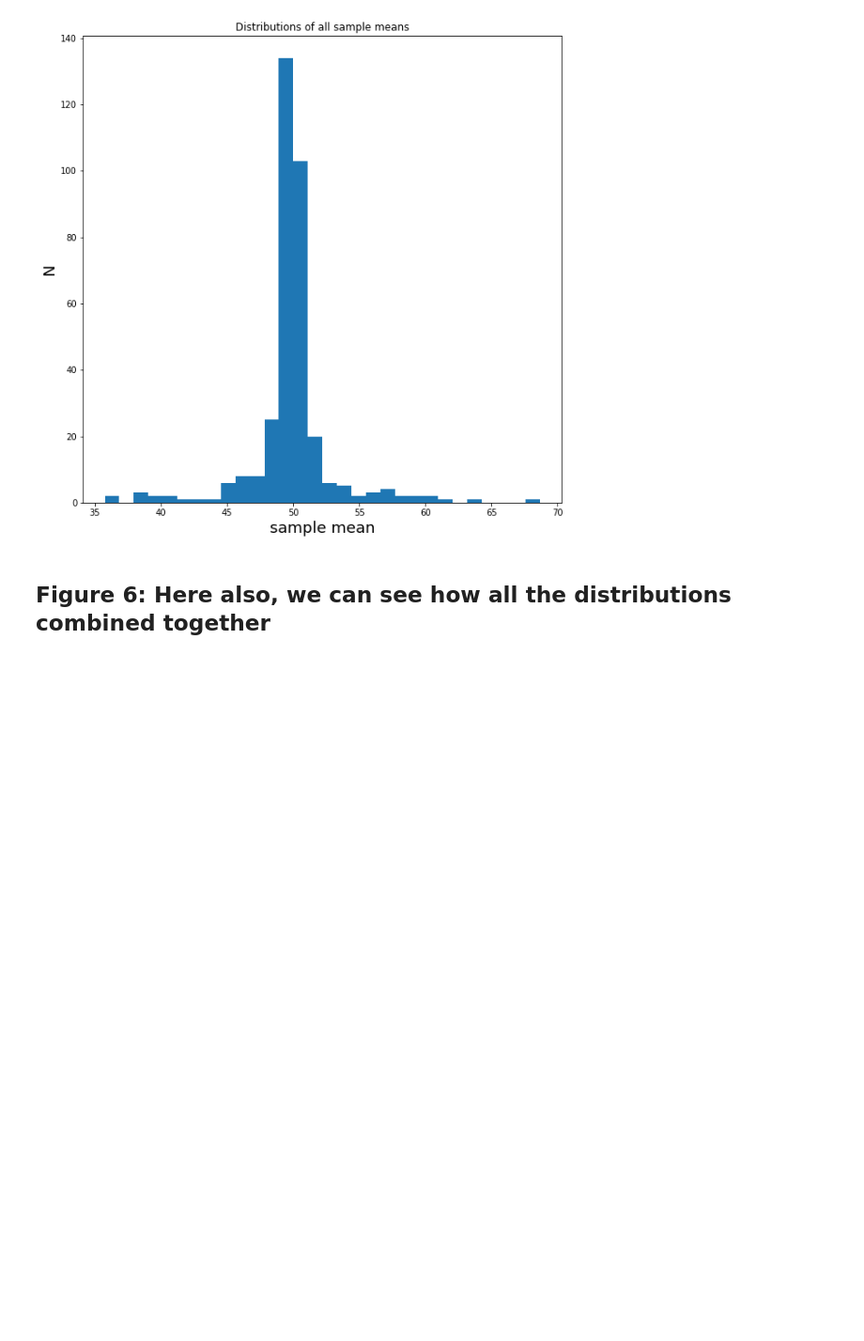
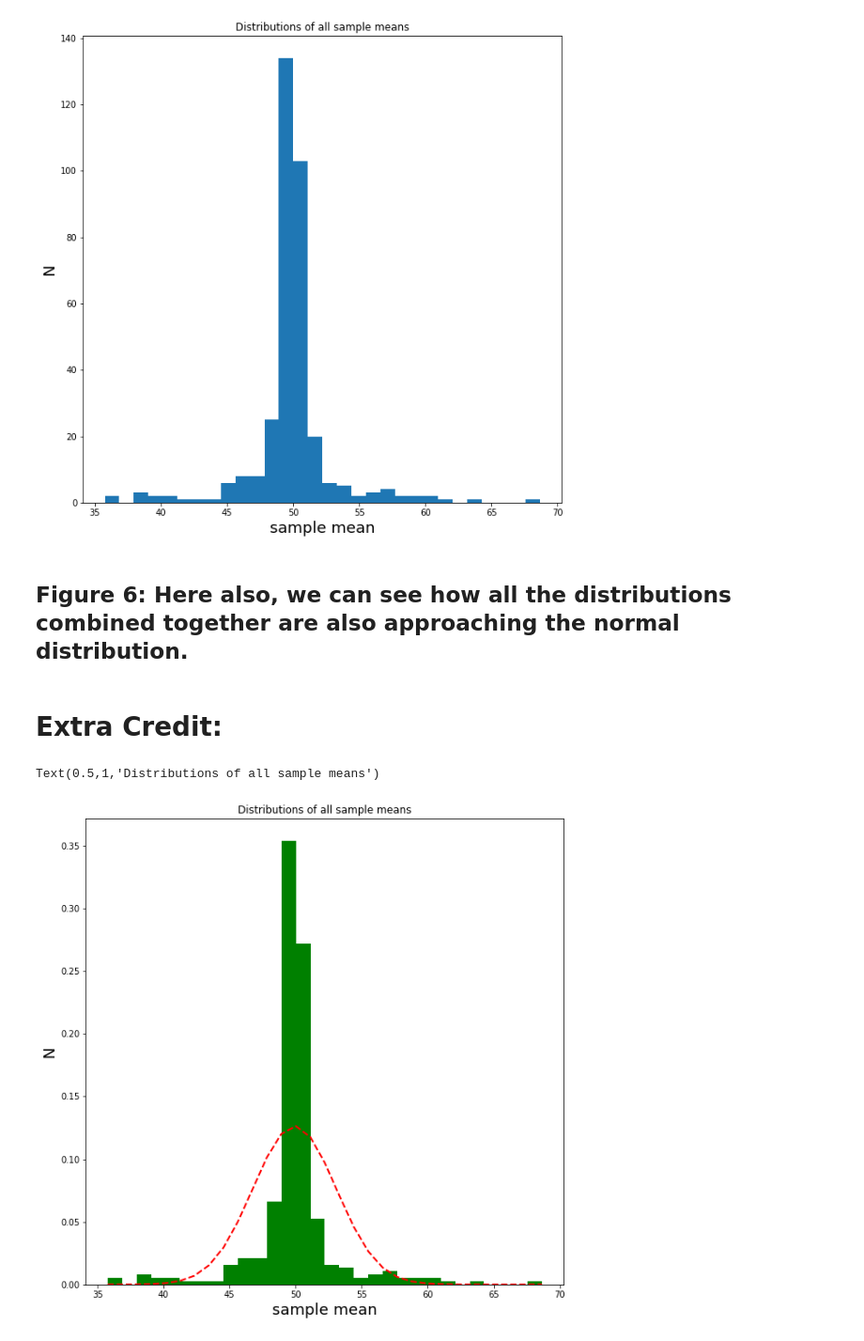
Before and after one commit to SohamMody/PUI2018_srm699, a Jupyter notebook: HW4_srm699/HW4_Assignment1.ipynb, the cells around one changed output. Shown at 94% size. Saved outputs shown, nothing was run; the diff lists cells and outputs as text; code cells hidden in the pictures; blank space fills up the shorter version.

```diff
--- a/HW4_srm699/HW4_Assignment1.ipynb
+++ b/HW4_srm699/HW4_Assignment1.ipynb
@@ -158,4 +158,6 @@ pl.title("Distributions of all sample means")
 Text(0.5,1,'Distributions of all sample means')
 [figure]
 # %% [markdown]
-## Figure 6: Here also, we can see how all the distributions combined together
+## Figure 6: Here also, we can see how all the distributions combined together are also approaching the normal distribution.
+# %% [markdown]
+# Extra Credit:
@@ -161,0 +166,13 @@ Text(0.5,1,'Distributions of all sample means')
+# %%
+(mu,sigma) = norm.fit(allmeans)
+# %%
+pl.figure(figsize=(10, 10))
+n,bins,patches=plt.hist(allmeans,30,normed=1,facecolor='green',align='mid')
+y = mlab.normpdf(bins,mu,sigma)
+plt.plot(bins,y,'r--',linewidth=2)
+pl.xlabel('sample mean', fontsize = 18)
+pl.ylabel('N', fontsize = 18)
+pl.title("Distributions of all sample means")
+# %% [output]
+Text(0.5,1,'Distributions of all sample means')
+[figure, added]
```
Also changed, not shown: parts of 2 cells of this notebook.
